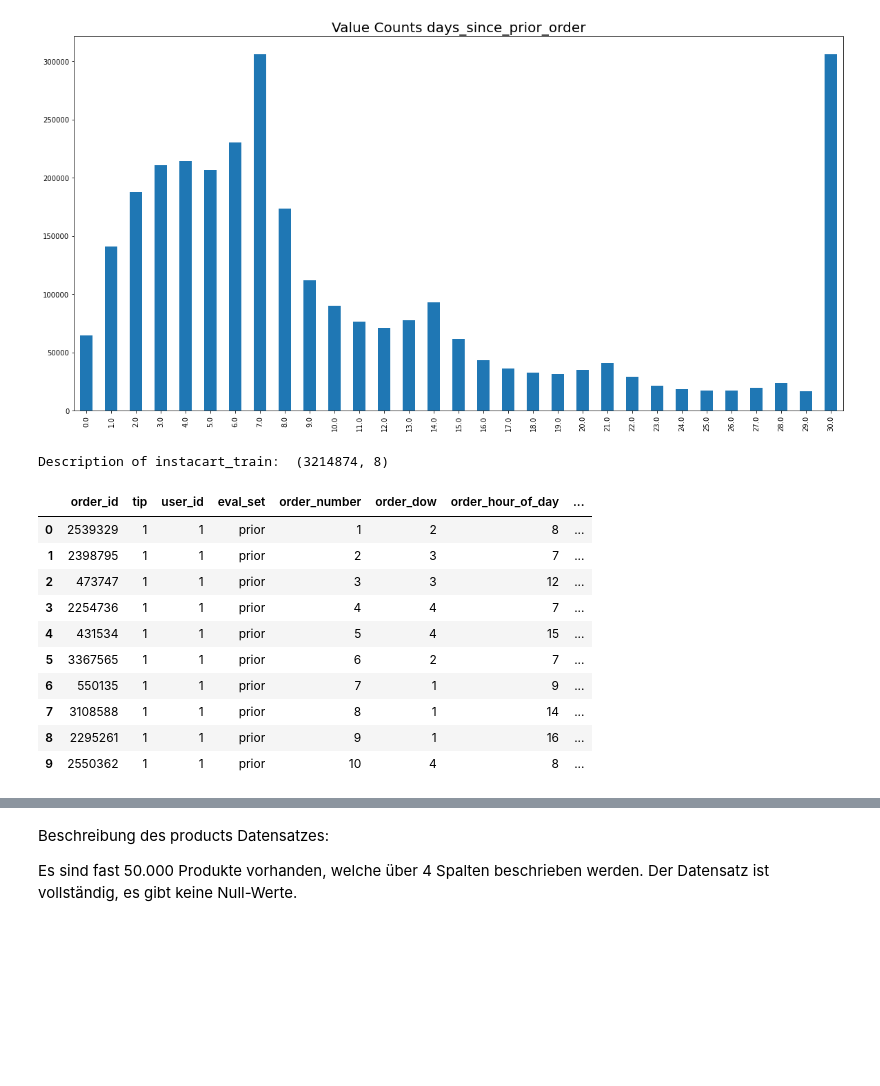
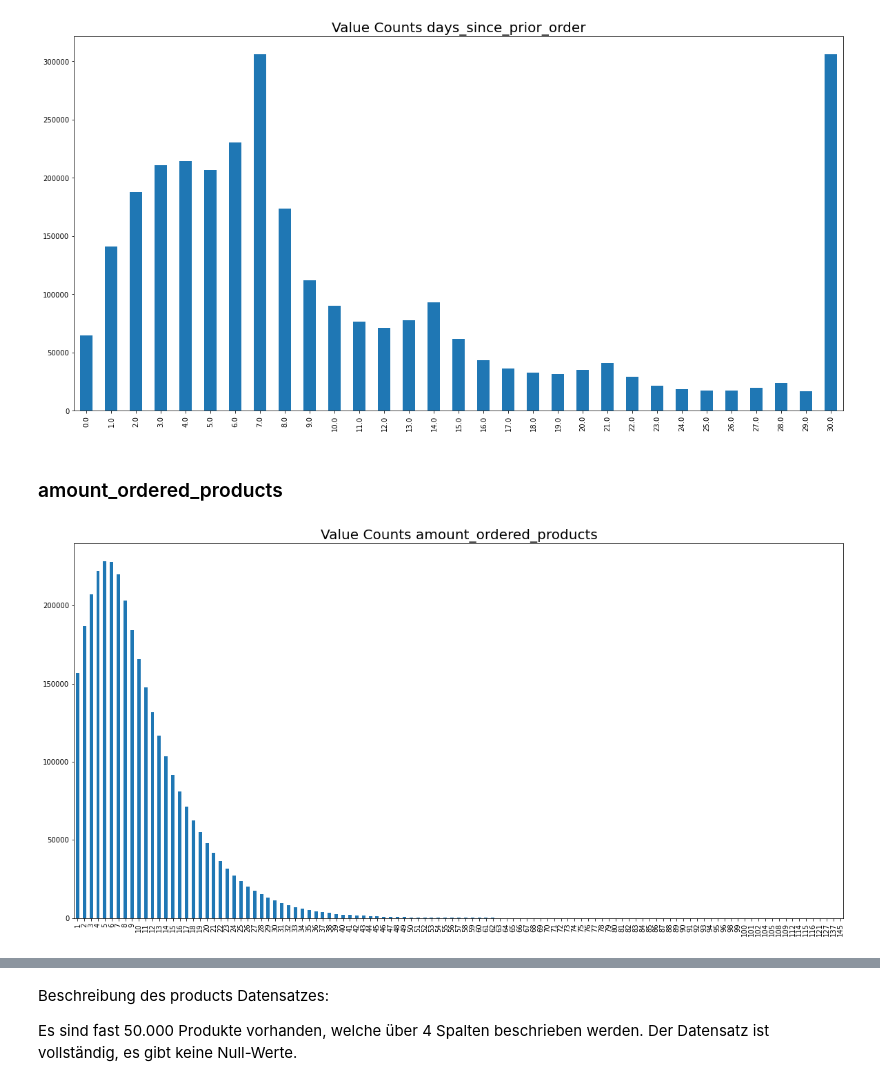
Before and after one commit to JonasHauth/Instacart-Tip-Prediction---Gruppe-6, a Jupyter notebook: Tip_Prediction_Instacart.ipynb, the cells around one changed output, grey strips where cells are left out. Drawn from its saved outputs; the diff is of its cells as text; code cells hidden in the pictures; blank space fills up the shorter version.

```diff
--- a/Tip_Prediction_Instacart.ipynb
+++ b/Tip_Prediction_Instacart.ipynb
@@ -65,0 +113,14 @@ instacart_test['days_since_prior_order'].isna().sum()
+# %%
+products_departments = products.drop(columns=['product_name', 'aisle_id']).set_index('product_id').to_dict()['department_id']
+opp['departments_id'] = opp['product_id'].map(products_departments, na_action='ignore')
+
+products_aisles = products.drop(columns=['product_name', 'department_id']).set_index('product_id').to_dict()['aisle_id']
+opp['aisles_id'] = opp['product_id'].map(products_aisles, na_action='ignore')
+# %%
+opp['value'] = 1
+opp_aisles = opp.pivot_table(index=['order_id'], columns=['aisles_id'], values='value', margins=False, aggfunc='sum').add_prefix('aisles_')
+
+opp_aisles = opp_aisles.fillna(0)
+opp_aisles = reduce_mem_usage(opp_aisles)
+
+opp_reduced = opp_reduced.merge(opp_aisles, left_on='order_id', right_index=True, suffixes=('', 'aisles_'))
@@ -194,19 +295,12 @@ ax.set_title(label = 'Value Counts days_since_prior_order', fontsize = 20)
 plt.show()
 # %% [output]
 [figure]
-# %%
-print('Description of instacart_train: ', instacart_train.shape)
-instacart_train.head(10)
-# %% [output]
-Description of instacart_train:  (3214874, 8)
-|  | order_id | tip | user_id | eval_set | order_number | order_dow | order_hour_of_day | ... |
-| 0 | 2539329 | 1 | 1 | prior | 1 | 2 | 8 | ... |
-| 1 | 2398795 | 1 | 1 | prior | 2 | 3 | 7 | ... |
-| 2 | 473747 | 1 | 1 | prior | 3 | 3 | 12 | ... |
-| 3 | 2254736 | 1 | 1 | prior | 4 | 4 | 7 | ... |
-| 4 | 431534 | 1 | 1 | prior | 5 | 4 | 15 | ... |
-| 5 | 3367565 | 1 | 1 | prior | 6 | 2 | 7 | ... |
-| 6 | 550135 | 1 | 1 | prior | 7 | 1 | 9 | ... |
-| 7 | 3108588 | 1 | 1 | prior | 8 | 1 | 14 | ... |
-| 8 | 2295261 | 1 | 1 | prior | 9 | 1 | 16 | ... |
-| 9 | 2550362 | 1 | 1 | prior | 10 | 4 | 8 | ... |
+# %% [markdown]
+### amount_ordered_products
+# %%
+plt.figure(figsize=(20, 10))
+ax = instacart_train['amount_ordered_products'].value_counts().sort_index().plot(kind='bar')
+ax.set_title(label = 'Value Counts amount_ordered_products', fontsize = 20)
+plt.show()
+# %% [output]
+[figure, added]
```
Also changed, not shown: parts of 49 cells of this notebook.
